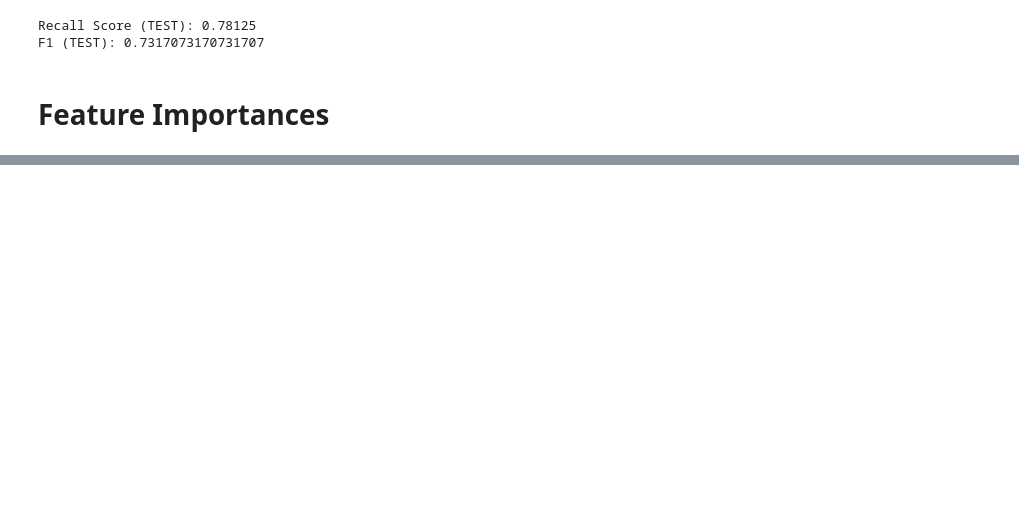
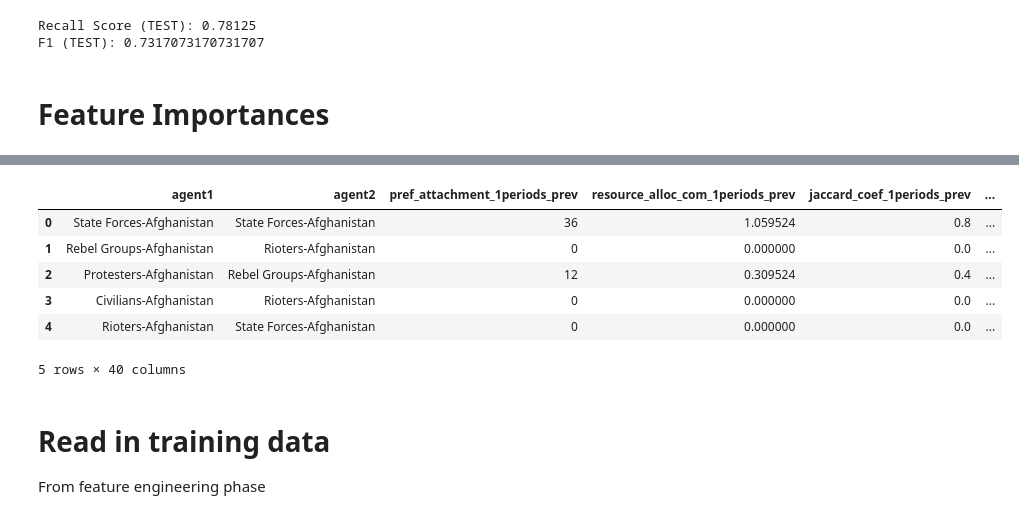
Before and after one commit to fs247/CSI777_Final_Project, a Jupyter notebook: ACLED.ipynb, the cells around one changed output, grey strips where cells are left out. Drawn from its saved outputs; the diff is of its cells as text; code cells hidden in the pictures; blank space fills up the shorter version.

```diff
--- a/ACLED.ipynb
+++ b/ACLED.ipynb
@@ -717,0 +778,14 @@ Feature ranking:
+# %%
+train_df = pd.read_parquet('df.parquet.gzip')
+train_df.head()
+# %% [output]
+|  | agent1 | agent2 | pref_attachment_1periods_prev | resource_alloc_com_1periods_prev | jaccard_coef_1periods_prev | ... |
+| 0 | State Forces-Afghanistan | State Forces-Afghanistan | 36 | 1.059524 | 0.8 | ... |
+| 1 | Rebel Groups-Afghanistan | Rioters-Afghanistan | 0 | 0.000000 | 0.0 | ... |
+| 2 | Protesters-Afghanistan | Rebel Groups-Afghanistan | 12 | 0.309524 | 0.4 | ... |
+| 3 | Civilians-Afghanistan | Rioters-Afghanistan | 0 | 0.000000 | 0.0 | ... |
+| 4 | Rioters-Afghanistan | State Forces-Afghanistan | 0 | 0.000000 | 0.0 | ... |
+5 rows × 40 columns
+# %% [markdown]
+ # Read in training data
+ From feature engineering phase
```
Also changed, not shown: parts of 33 cells of this notebook.
